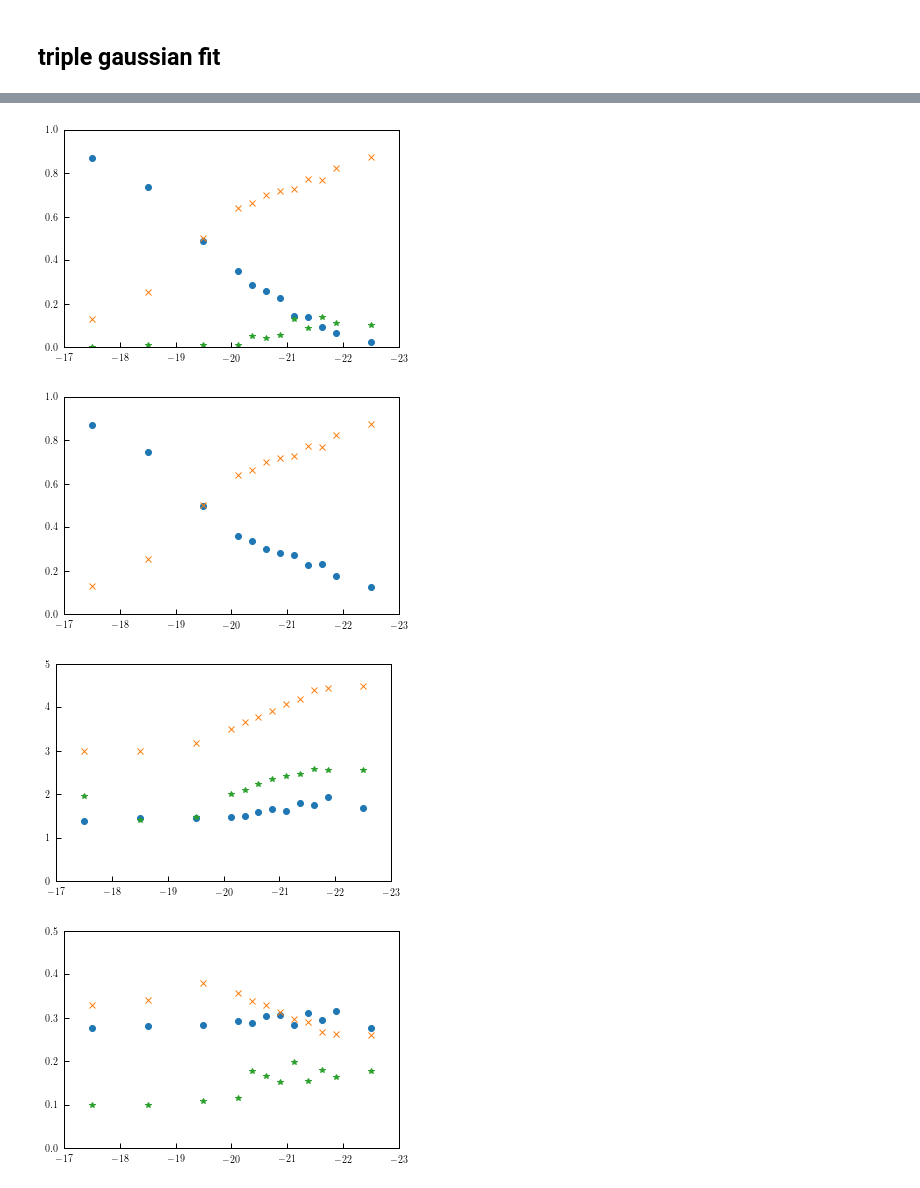
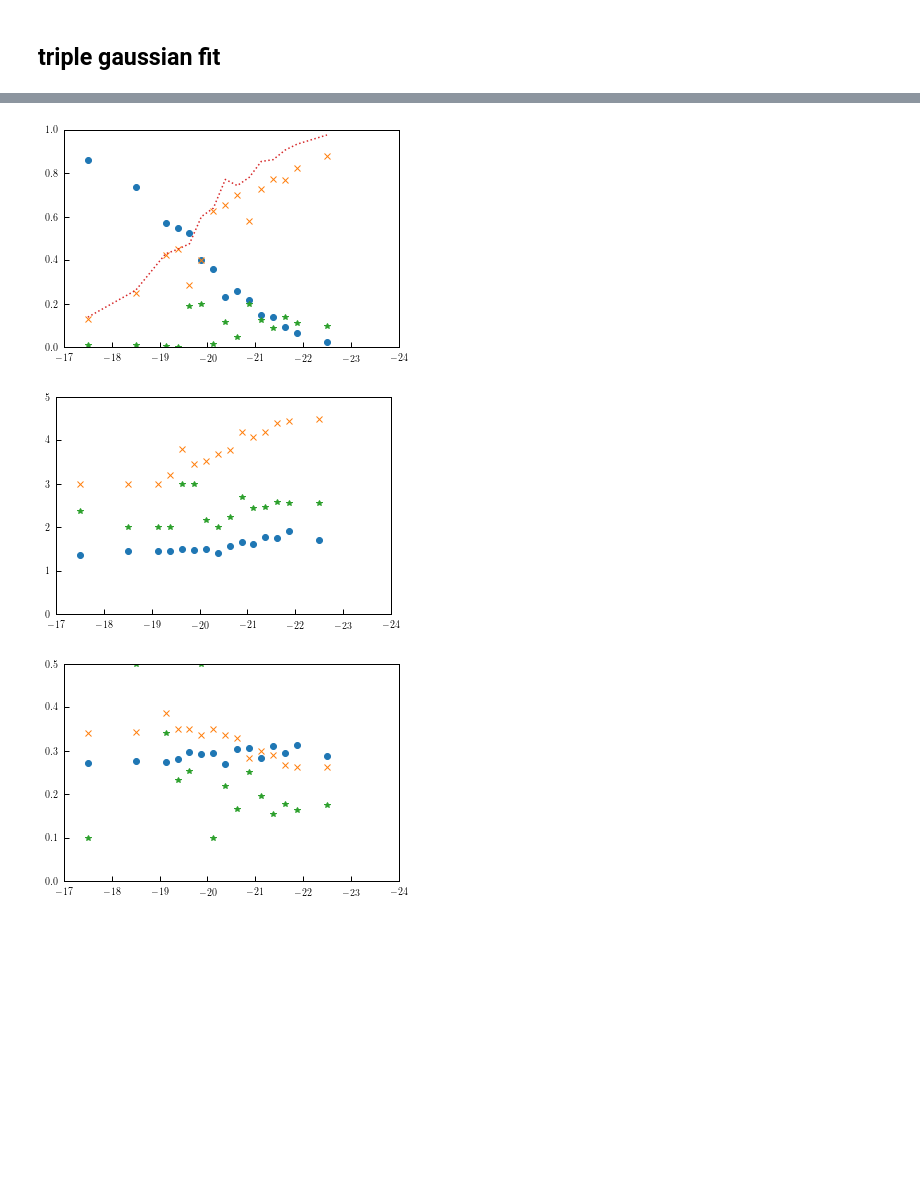
Before and after one commit to duncandc/galaxy_shapes, a Jupyter notebook: sdss_measurements/notebooks/sersic_index_distribution.ipynb, the cells around one changed output, grey strips where cells are left out. Saved outputs shown, nothing was run; the diff lists cells and outputs as text; code cells hidden in the pictures; blank space fills up the shorter version.

```diff
--- a/sdss_measurements/notebooks/sersic_index_distribution.ipynb
+++ b/sdss_measurements/notebooks/sersic_index_distribution.ipynb
@@ -234,6 +249,9 @@ theta9  = [1.4, 4.6, 0.3, 0.4, 0.1]
 theta10 = [1.4, 4.6, 0.3, 0.4, 0.1]
 theta11 = [1.4, 4.6, 0.3, 0.4, 0.1]
 theta12 = [1.4, 4.6, 0.3, 0.4, 0.1]
+theta13 = [1.4, 4.6, 0.3, 0.4, 0.1]
+theta14 = [1.4, 4.6, 0.3, 0.4, 0.1]
+theta15 = [1.4, 4.6, 0.3, 0.4, 0.1]
 # %%
 from scipy.optimize import minimize
 bounds=[(1,2.5),(2.5,5),(0.1,5),(0.1,5),(0.01,1.0)]
@@ -431,19 +472,24 @@ plt.show()
 # %%
 m1 = [res1.x[0],res2.x[0],res3.x[0],res4.x[0],
       res5.x[0],res6.x[0],res7.x[0],res8.x[0],
-      res9.x[0],res10.x[0],res11.x[0],res12.x[0]]
+      res9.x[0],res10.x[0],res11.x[0],res12.x[0],
+      res13.x[0],res14.x[0],res15.x[0]]
 m2 = [res1.x[1],res2.x[1],res3.x[1],res4.x[1],
       res5.x[1],res6.x[1],res7.x[1],res8.x[1],
-      res9.x[1],res10.x[1],res11.x[1],res12.x[1]]
+      res9.x[1],res10.x[1],res11.x[1],res12.x[1],
+      res13.x[1],res14.x[1],res15.x[1]]
 s1 = [res1.x[2],res2.x[2],res3.x[2],res4.x[2],
       res5.x[2],res6.x[2],res7.x[2],res8.x[2],
-      res9.x[2],res10.x[2],res11.x[2],res12.x[2]]
+      res9.x[2],res10.x[2],res11.x[2],res12.x[2],
+      res13.x[2],res14.x[2],res15.x[2]]
 s2 = [res1.x[3],res2.x[3],res3.x[3],res4.x[3],
       res5.x[3],res6.x[3],res7.x[3],res8.x[3],
-      res9.x[3],res10.x[3],res11.x[3],res12.x[3]]
+      res9.x[3],res10.x[3],res11.x[3],res12.x[3],
+      res13.x[3],res14.x[3],res15.x[3]]
 f = np.array([res1.x[-1],res2.x[-1],res3.x[-1],res4.x[-1],
               res5.x[-1],res6.x[-1],res7.x[-1],res8.x[-1],
-              res9.x[-1],res10.x[-1],res11.x[-1],res12.x[-1]])
+              res9.x[-1],res10.x[-1],res11.x[-1],res12.x[-1],
+              res13.x[-1],res14.x[-1],res15.x[-1]])
 
 plt.figure()
 plt.plot(mag_bin_centers, f, 'o')
@@ -851,61 +936,62 @@ plt.show()
 # %%
 m1 = [res1.x[0],res2.x[0],res3.x[0],res4.x[0],
       res5.x[0],res6.x[0],res7.x[0],res8.x[0],
-      res9.x[0],res10.x[0],res11.x[0],res12.x[0]]
+      res9.x[0],res10.x[0],res11.x[0],res12.x[0],
+      res13.x[0],res14.x[0],res15.x[0]]
 m2 = [res1.x[1],res2.x[1],res3.x[1],res4.x[1],
       res5.x[1],res6.x[1],res7.x[1],res8.x[1],
-      res9.x[1],res10.x[1],res11.x[1],res12.x[1]]
+      res9.x[1],res10.x[1],res11.x[1],res12.x[1],
+      res13.x[1],res14.x[1],res15.x[1]]
 m3 = [res1.x[2],res2.x[2],res3.x[2],res4.x[2],
       res5.x[2],res6.x[2],res7.x[2],res8.x[2],
-      res9.x[2],res10.x[2],res11.x[2],res12.x[2]]
+      res9.x[2],res10.x[2],res11.x[2],res12.x[2],
+      res13.x[2],res14.x[2],res15.x[2]]
 s1 = [res1.x[3],res2.x[3],res3.x[3],res4.x[3],
       res5.x[3],res6.x[3],res7.x[3],res8.x[3],
-      res9.x[3],res10.x[3],res11.x[3],res12.x[3]]
+      res9.x[3],res10.x[3],res11.x[3],res12.x[3],
+      res13.x[3],res14.x[3],res15.x[3]]
 s2 = [res1.x[4],res2.x[4],res3.x[4],res4.x[4],
       res5.x[4],res6.x[4],res7.x[4],res8.x[4],
-      res9.x[4],res10.x[4],res11.x[4],res12.x[4]]
+      res9.x[4],res10.x[4],res11.x[4],res12.x[4],
+      res13.x[4],res14.x[4],res15.x[4]]
 s3 = [res1.x[5],res2.x[5],res3.x[5],res4.x[5],
       res5.x[5],res6.x[5],res7.x[5],res8.x[5],
-      res9.x[5],res10.x[5],res11.x[5],res12.x[5]]
+      res9.x[5],res10.x[5],res11.x[5],res12.x[5],
+      res13.x[5],res14.x[5],res15.x[5]]
 f1 = np.array([res1.x[-2],res2.x[-2],res3.x[-2],res4.x[-2],
                res5.x[-2],res6.x[-2],res7.x[-2],res8.x[-2],
-               res9.x[-2],res10.x[-2],res11.x[-2],res12.x[-2]])
+               res9.x[-2],res10.x[-2],res11.x[-2],res12.x[-2],
+               res13.x[-2],res14.x[-2],res15.x[-2]])
 f2 = np.array([res1.x[-1],res2.x[-1],res3.x[-1],res4.x[-1],
                res5.x[-1],res6.x[-1],res7.x[-1],res8.x[-1],
-               res9.x[-1],res10.x[-1],res11.x[-1],res12.x[-1]])
+               res9.x[-1],res10.x[-1],res11.x[-1],res12.x[-1],
+               res13.x[-1],res14.x[-1],res15.x[-1]])
 
 plt.figure()
 plt.plot(mag_bin_centers,f2*f1, 'o')
 plt.plot(mag_bin_centers,f2*(1-f1), 'x')
 plt.plot(mag_bin_centers,(1-f2), '*')
-plt.ylim([0,1])
-plt.xlim([-17,-23])
-plt.show()
-
-plt.figure()
-plt.plot(mag_bin_centers,f2*f1+(1-f2), 'o')
-plt.plot(mag_bin_centers,f2*(1-f1), 'x')
-plt.ylim([0,1])
-plt.xlim([-17,-23])
+plt.plot(mag_bin_centers,f2*(1-f1) + (1-f2), ':')
+plt.ylim([0.,1])
+plt.xlim([-17,-24])
 plt.show()
 
 plt.figure()
 plt.plot(mag_bin_centers,m1, 'o')
 plt.plot(mag_bin_centers,m2, 'x')
 plt.plot(mag_bin_centers,m3, '*')
 plt.ylim([0,5])
-plt.xlim([-17,-23])
+plt.xlim([-17,-24])
 plt.show()
 
 plt.figure()
 plt.plot(mag_bin_centers,s1, 'o')
 plt.plot(mag_bin_centers,s2, 'x')
 plt.plot(mag_bin_centers,s3, '*')
 plt.ylim([0,0.5])
-plt.xlim([-17,-23])
+plt.xlim([-17,-24])
 plt.show()
 # %% [output]
-[figure, old version]
+[figure, new version]
-[figure, old version]
+[figure, new version]
-[figure, old version]
+[figure, new version]
-[figure, removed]
```
Also changed, not shown: parts of 18 cells of this notebook, 1 other file.
